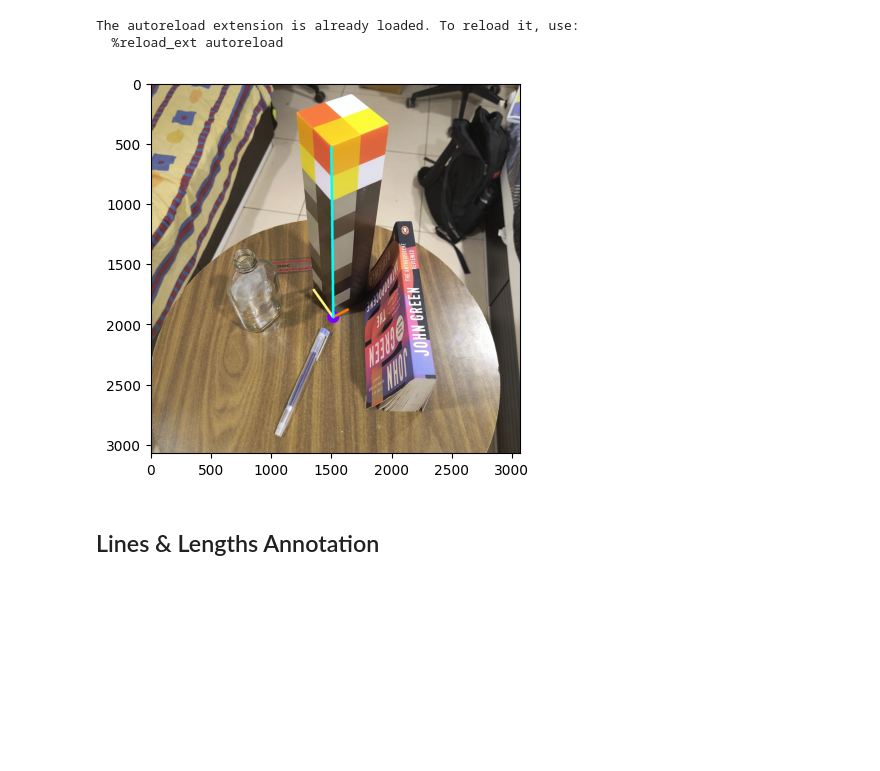
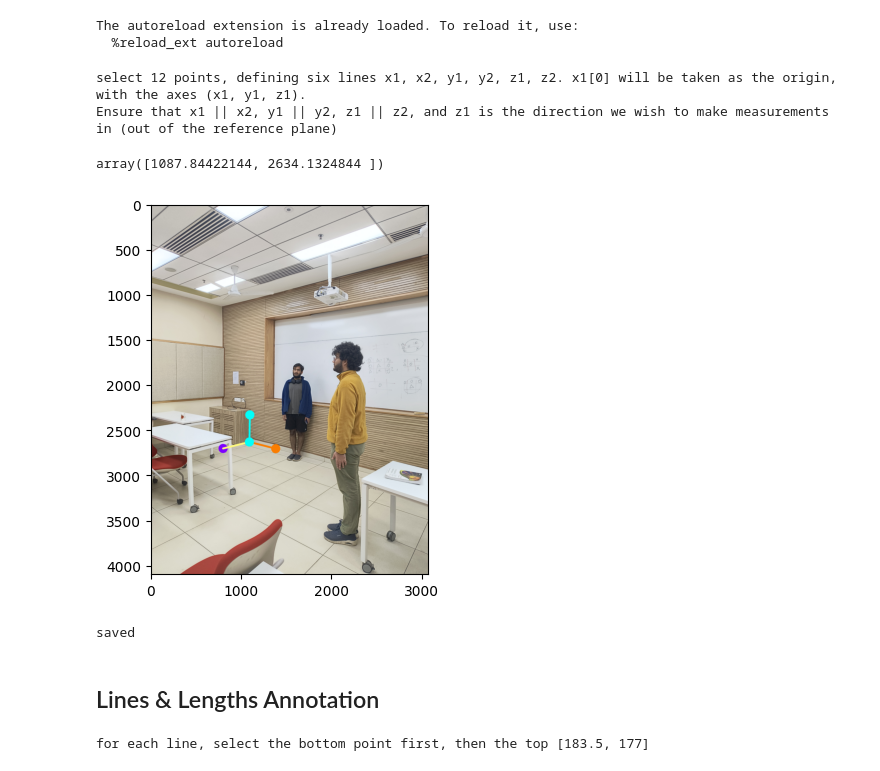
Before and after one commit to SantriptaSharma/cv-project, a Jupyter notebook: 0-criminisi-prelim-annotations.ipynb, the cells around one changed output. Drawn from its saved outputs; the diff is of its cells as text; code cells hidden in the pictures; blank space fills up the shorter version.

```diff
--- a/0-criminisi-prelim-annotations.ipynb
+++ b/0-criminisi-prelim-annotations.ipynb
@@ -20,23 +20,32 @@ BASE_OUT = "criminisi_data"
 The autoreload extension is already loaded. To reload it, use:
   %reload_ext autoreload
 # %%
-name = "torch_2"
+name = "kartripta12"
 im = cv.imread(os.path.join(BASE_IN, name + ".jpg"))
 # %%
 %matplotlib Qt
 origin, axes, lines = select_parallel_lines_and_axis(im)
+# %% [output]
+select 12 points, defining six lines x1, x2, y1, y2, z1, z2. x1[0] will be taken as the origin, with the axes (x1, y1, z1).
+Ensure that x1 || x2, y1 || y2, z1 || z2, and z1 is the direction we wish to make measurements in (out of the reference plane)
+# %%
+origin
+# %% [output]
+array([1087.84422144, 2634.1324844 ])
 # %%
 %matplotlib inline
-axis_im = draw_axis(im, origin, axes)
+axis_im = draw_axes(im, origin, axes)
 
 imshow(axis_im)
 # %% [output]
-[figure, old version]
+[figure, new version]
 # %%
 inp = input("save (y/n):")
 
 if inp[0] == "y":
-	np.savez(os.path.join(BASE_OUT, name + "-annot.npz"), origin=origin, axes=axes, lines=lines)
+	save_axes(name, origin, axes, lines)
 	print("saved")
+# %% [output]
+saved
 # %% [markdown]
 ## Lines & Lengths Annotation
@@ -47 +54,6 @@ lines = select_lines(im, len(lengths))
+# %%
+print("for each line, select the bottom point first, then the top", lengths)
+lines = select_lines(im, len(lengths))
+# %% [output]
+for each line, select the bottom point first, then the top [183.5, 177]
 # %%
```
Also changed, not shown: parts of 6 cells of this notebook, 18 other files.
